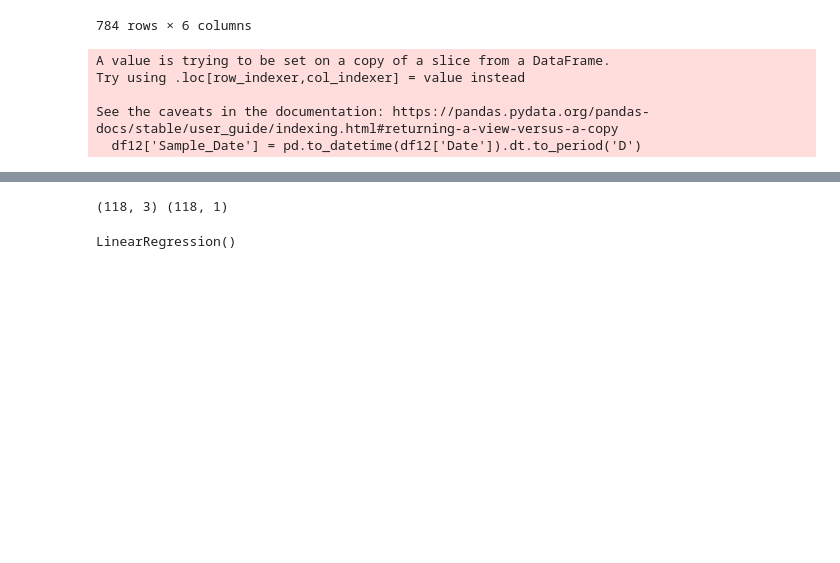
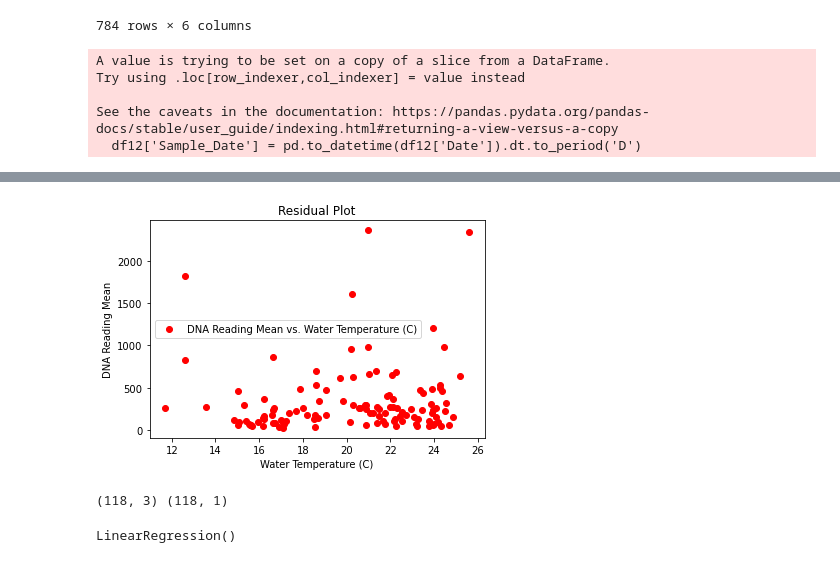
Before and after one commit to danielatuesta55/E_Coli_Chicago_Beaches, a Jupyter notebook: Jupyterlab_Notebooks/full_beach_v2.ipynb, the cells around one changed output, grey strips where cells are left out. Cells and saved outputs as stored; diff of their text form; code cells hidden in the pictures; blank space fills up the shorter version.

```diff
--- a/Jupyterlab_Notebooks/full_beach_v2.ipynb
+++ b/Jupyterlab_Notebooks/full_beach_v2.ipynb
@@ -216,3 +234,12 @@ joined2.to_csv('../Resources/full_master_data.csv',index=False)
+# %%
+plt.scatter(joined2['Water Temperature'],joined2['DNA Reading Mean'],c="red", label="DNA Reading Mean vs. Water Temperature (C)")
+plt.legend()
+plt.xlabel('Water Temperature (C)')
+plt.ylabel('DNA Reading Mean')
+plt.title("Residual Plot")
+plt.show()
+# %% [output]
+[figure, added]
 # %%
 # Assign X (data) and y (target)
 
```
Also changed, not shown: parts of 4 cells of this notebook, 1 other file.
